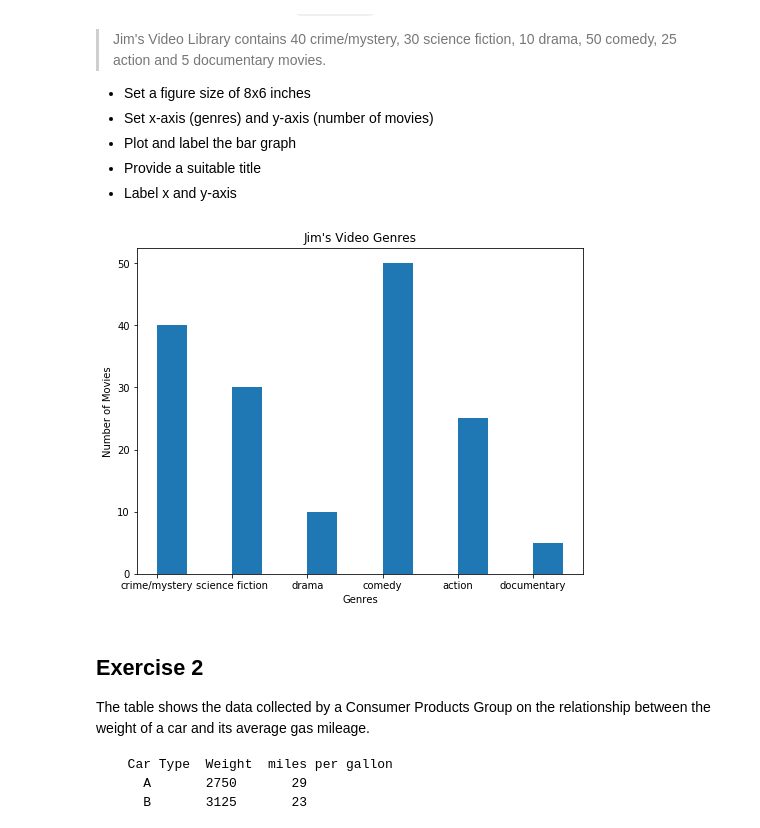
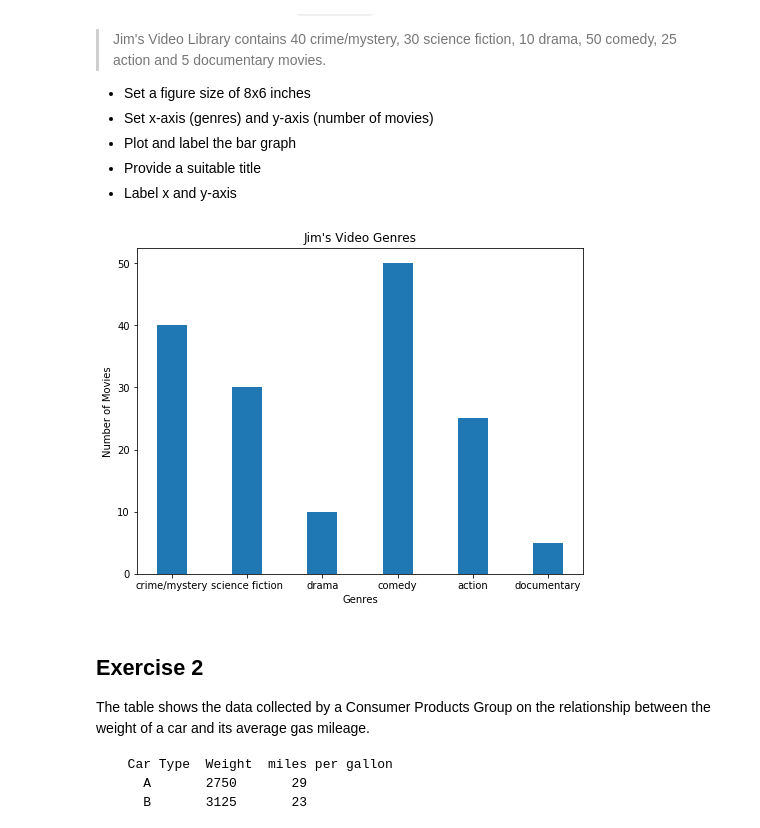
Before and after one commit to bgilroy26/dsc-data-viz-lab-nyc-ds-071519, a Jupyter notebook: index.ipynb, the cells around one changed output. Saved outputs shown, nothing was run; the diff lists cells and outputs as text; code cells hidden in the pictures.

```diff
--- a/index.ipynb
+++ b/index.ipynb
@@ -23,27 +23,27 @@ Make a vertical bar graph using `plt.bar()` for the following set of data:
 # %%
 # import the required libraries
 import numpy as np
 import matplotlib.pyplot as plt
 
 plt.figure(figsize=(8,6))
 y = [40, 30, 10, 50, 25, 5]
 x = np.arange(len(y))
 scaled_x = [2*x_i for x_i in x]
-plt.bar(scaled_x, y, align='edge', width=.8)
+plt.bar(scaled_x, y, width=.8)
 plt.title("Jim's Video Genres")
 
 
 plt.xticks(scaled_x, ['crime/mystery', 'science fiction', 'drama', 'comedy', 'action', 'documentary'])
 plt.xlabel('Genres')
 plt.ylabel('Number of Movies')
 
 # Set a figure size
 # Plot vertical bars of fixed width by passing x and y values to .bar() function
 # Give a title to the bar graph
 # Output the final plot
 plt.show()
 # %% [output]
-[figure, old version]
+[figure, new version]
 # %% [markdown]
 ## Exercise 2
 
```
